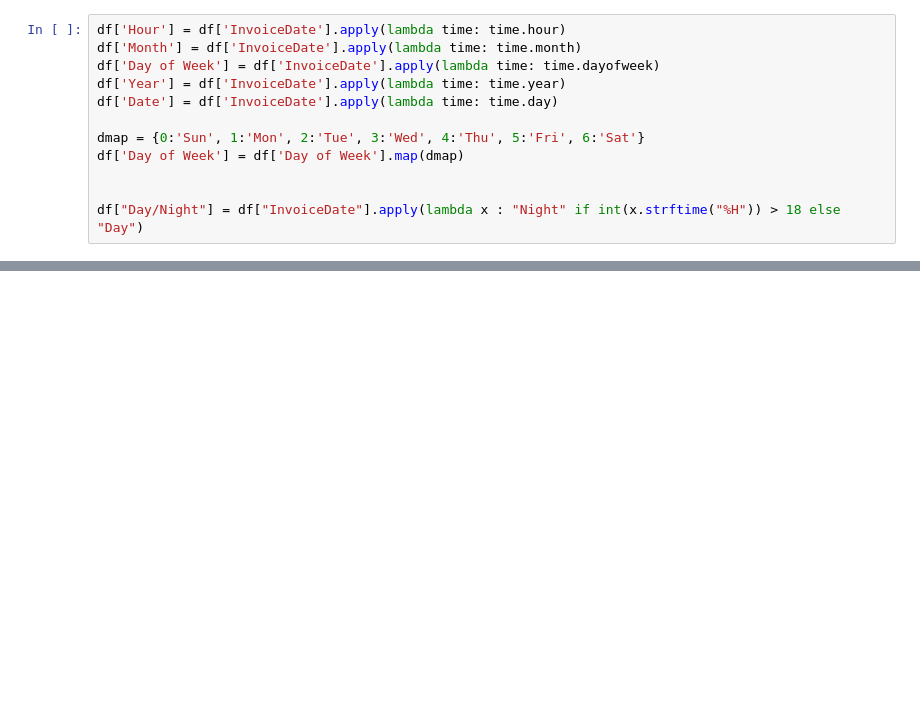
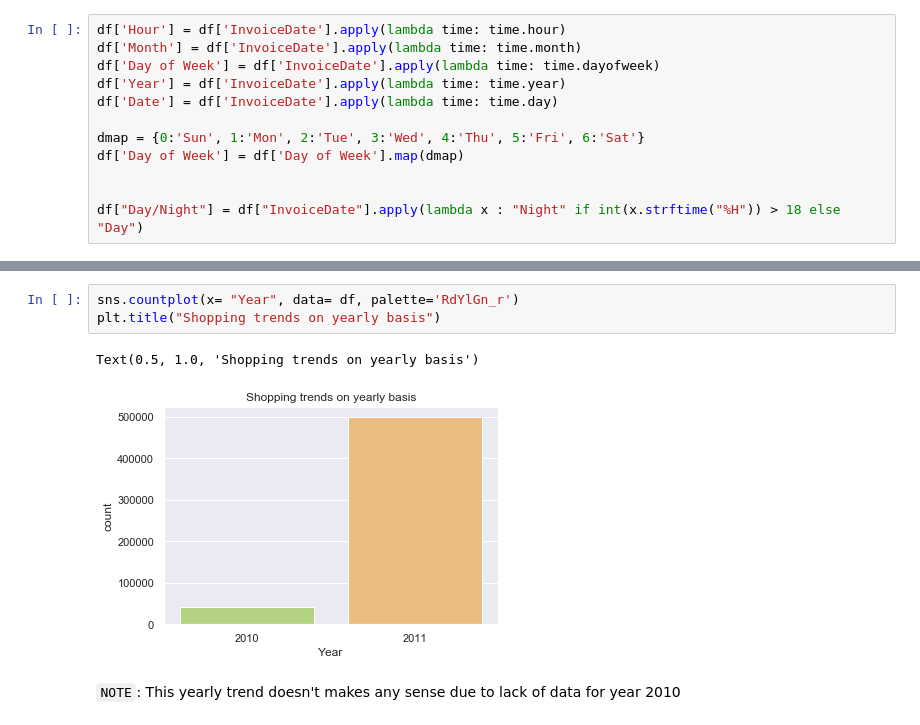
Before and after one commit to arnavdutta/Market-Basket-Analysis, a Jupyter notebook: market-basket-analysis.ipynb, the cells around one changed output, grey strips where cells are left out. Drawn from its saved outputs; the diff is of its cells as text; blank space fills up the shorter version.

```diff
--- a/market-basket-analysis.ipynb
+++ b/market-basket-analysis.ipynb
@@ -172,0 +191,8 @@ df.head().T
+# %%
+sns.countplot(x= "Year", data= df, palette='RdYlGn_r')
+plt.title("Shopping trends on yearly basis")
+# %% [output]
+Text(0.5, 1.0, 'Shopping trends on yearly basis')
+[figure, added]
+# %% [markdown]
+`NOTE`: This yearly trend doesn't makes any sense due to lack of data for year 2010
```
Also changed, not shown: parts of 4 cells of this notebook.
